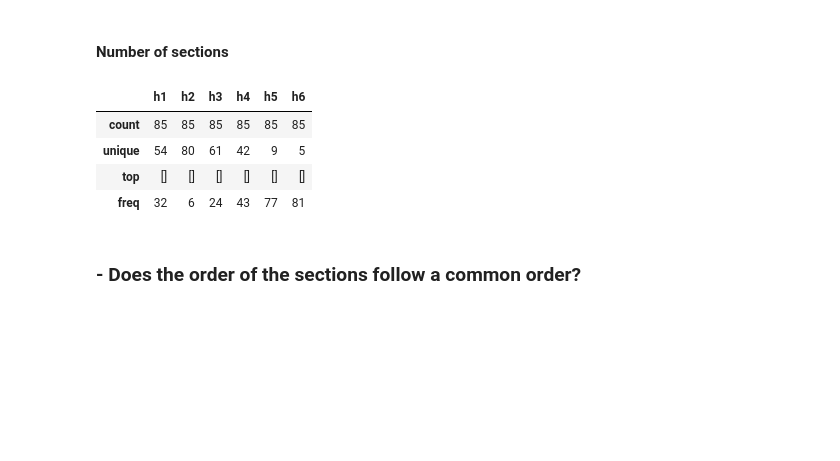
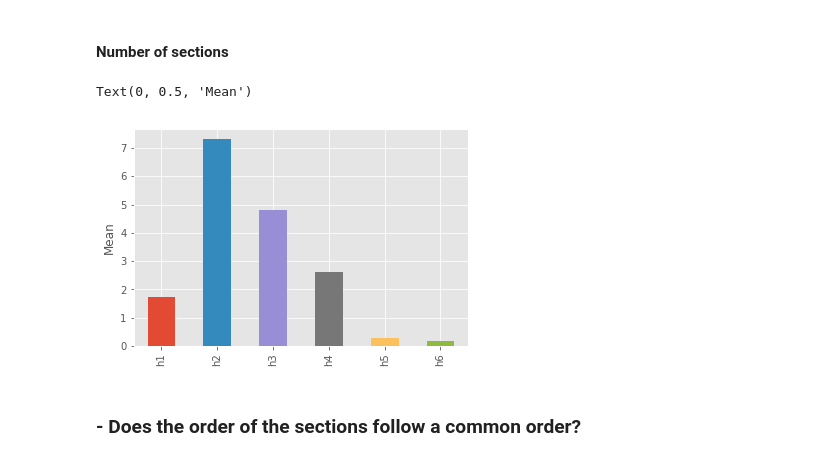
Before and after one commit to hpbl/2018-2-projeto-bubads, a Jupyter notebook: Notebooks/Analysis.ipynb, the cells around one changed output. Cells and saved outputs as stored; diff of their text form; code cells hidden in the pictures; blank space fills up the shorter version.

```diff
--- a/Notebooks/Analysis.ipynb
+++ b/Notebooks/Analysis.ipynb
@@ -124,19 +126,18 @@ linesDF.plot.hist(bins=30, edgecolor='black', linewidth=1.2)
 # %%
 h1s = list(map(lambda x: x.find_all('h1'), parsedPages))
 h2s = list(map(lambda x: x.find_all('h2'), parsedPages))
 h3s = list(map(lambda x: x.find_all('h3'), parsedPages))
 h4s = list(map(lambda x: x.find_all('h4'), parsedPages))
 h5s = list(map(lambda x: x.find_all('h5'), parsedPages))
 h6s = list(map(lambda x: x.find_all('h6'), parsedPages))
 
 headersDF = pd.DataFrame({'h1': h1s, 'h2': h2s, 'h3': h3s, 'h4': h4s, 'h5': h5s, 'h6': h6s})
 
-headersDF.describe()
+headersCountDF = headersDF.apply(lambda x: x.apply(len), result_type='broadcast')
+headersMeanPlot = headersCountDF.mean().plot.bar()
+headersMeanPlot.set_ylabel("Mean")
 # %% [output]
-|  | h1 | h2 | h3 | h4 | h5 | h6 |
-| count | 85 | 85 | 85 | 85 | 85 | 85 |
-| unique | 54 | 80 | 61 | 42 | 9 | 5 |
-| top | [] | [] | [] | [] | [] | [] |
-| freq | 32 | 6 | 24 | 43 | 77 | 81 |
+Text(0, 0.5, 'Mean')
+[figure, added]
 # %% [markdown]
 ### - Does the order of the sections follow a common order?
```
Also changed, not shown: parts of 2 cells of this notebook.
